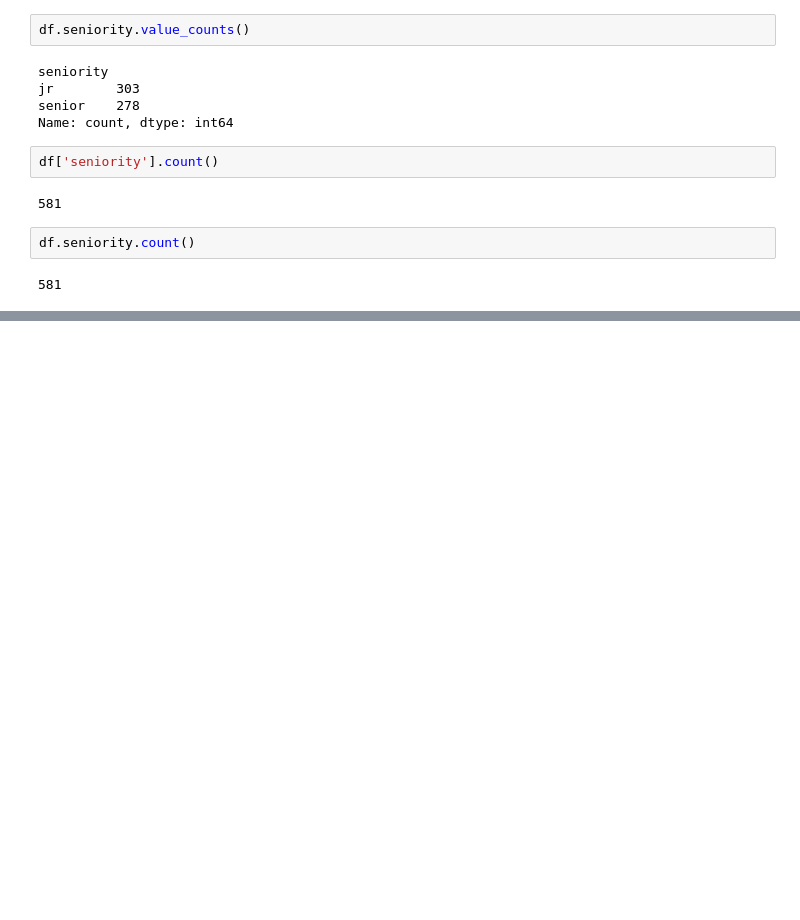
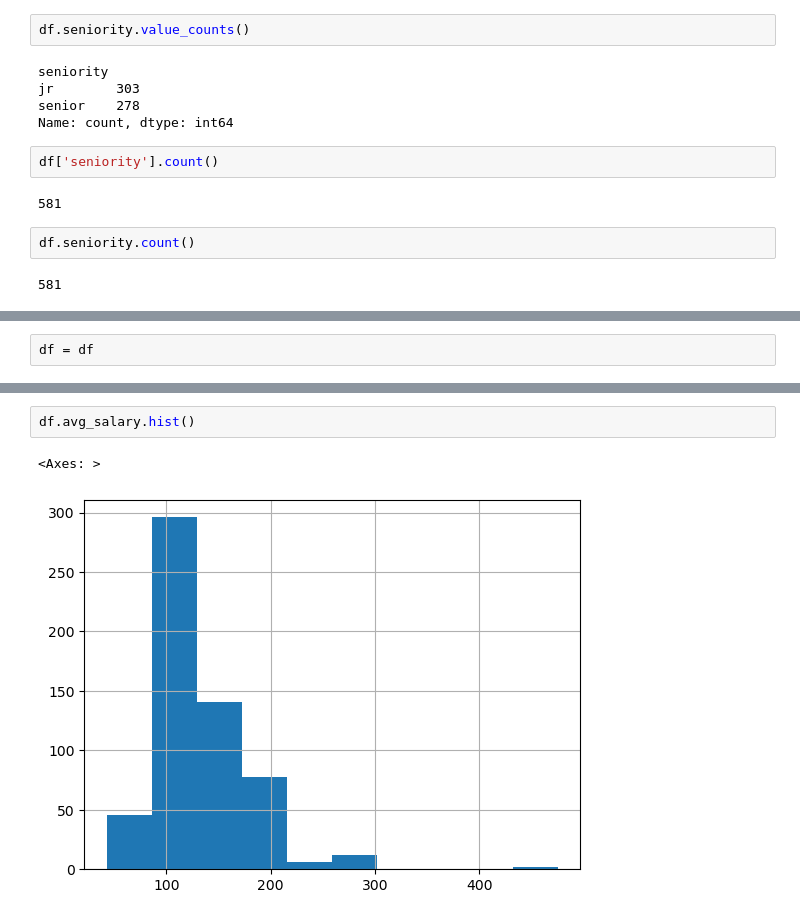
Before and after one commit to thedv/ds_salary_proj, a Jupyter notebook: data_eda.ipynb, the cells around one changed output, grey strips where cells are left out. Saved outputs shown, nothing was run; the diff lists cells and outputs as text; blank space fills up the shorter version.

```diff
--- a/data_eda.ipynb
+++ b/data_eda.ipynb
@@ -82,0 +76,2 @@ df.job_state.value_count()
+# %%
+df = df
@@ -82,0 +98,5 @@ df.job_state.value_count()
+# %%
+df.avg_salary.hist()
+# %% [output]
+<Axes: >
+[figure, added]
```
Also changed, not shown: parts of 17 cells of this notebook, 1 other file.
